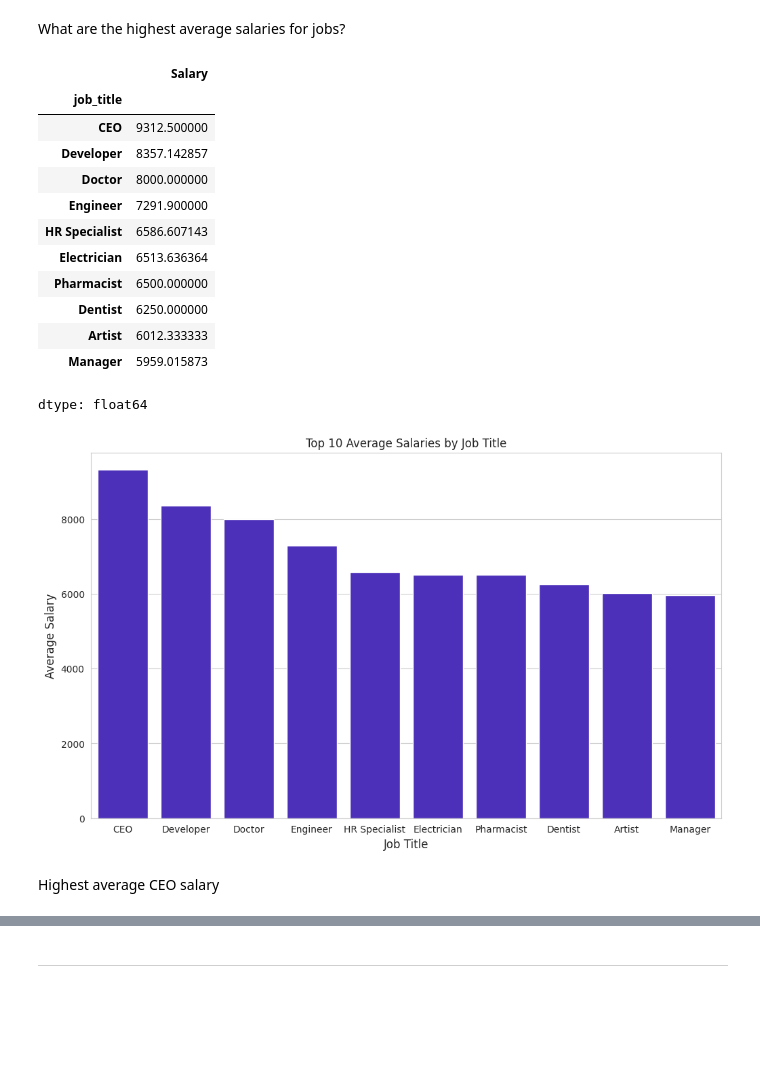
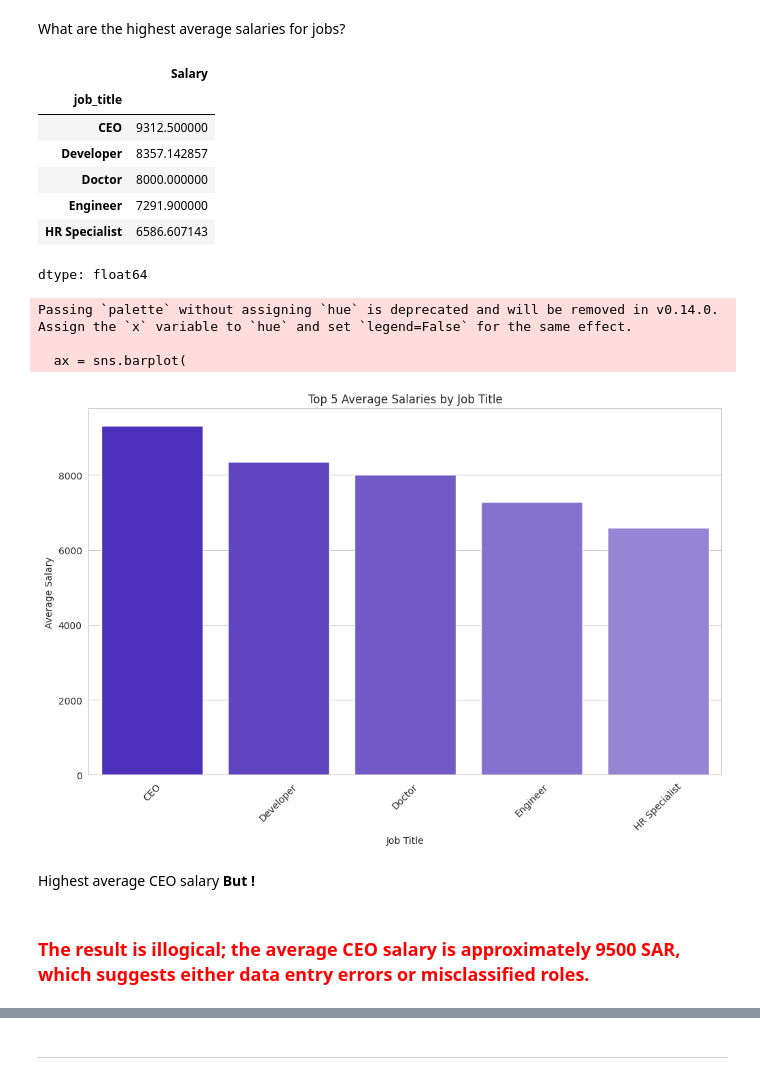
Before and after one commit to alkhurayjah/Unit3_Project, a Jupyter notebook: EDA_project.ipynb, the cells around one changed output, grey strips where cells are left out. Cells and saved outputs as stored; diff of their text form; code cells hidden in the pictures; blank space fills up the shorter version.

```diff
--- a/EDA_project.ipynb
+++ b/EDA_project.ipynb
@@ -199,6 +263,8 @@ print(f"Rows after filtering Pilot: {len(df)}")
 Rows after filtering Pilot: 1385
 # %%
 df.drop(columns=["city"], inplace=True)
+df.drop(columns=["job_date"], inplace=True)
+df.drop(columns=["eco_activity"], inplace=True)
 # %% [markdown]
 
 
@@ -238,7 +304,7 @@ There are 43 job titles, the most common being "Analyst" and "Salesperson".
 # %% [markdown]
 What are the highest average salaries for jobs?
 # %%
-top_salaries = df.groupby("job_title")["Salary"].mean().sort_values(ascending=False).head(10)
+top_salaries = df.groupby("job_title")["Salary"].mean().sort_values(ascending=False).head()
 top_salaries
 # %% [output]
 |  | Salary |
@@ -248,23 +314,30 @@ top_salaries
 | Doctor | 8000.000000 |
 | Engineer | 7291.900000 |
 | HR Specialist | 6586.607143 |
-| Electrician | 6513.636364 |
-| Pharmacist | 6500.000000 |
-| Dentist | 6250.000000 |
-| Artist | 6012.333333 |
-| Manager | 5959.015873 |
 dtype: float64
 # %%
 plt.figure(figsize=(12, 7))
 
-ax = sns.barplot(y=top_salaries.values, x=top_salaries.index , color="#4019D1" )
+custom_palette = sns.light_palette("#4019D1", n_colors=10, reverse=True)
 
-plt.title("Top 10 Average Salaries by Job Title")
-plt.xlabel("Job Title", fontsize=12)
-plt.ylabel("Average Salary", fontsize=12)
+ax = sns.barplot(
+    x=df.groupby('job_title')['Salary'].mean().nlargest(5).index,
+    y=df.groupby('job_title')['Salary'].mean().nlargest(5).values,
+    palette=custom_palette
+)
+
+plt.title("Top 5 Average Salaries by Job Title")
+plt.xlabel("Job Title")
+plt.ylabel("Average Salary")
+plt.xticks(rotation=45)
 
 plt.show()
 # %% [output]
+Passing `palette` without assigning `hue` is deprecated and will be removed in v0.14.0. Assign the `x` variable to `hue` and set `legend=False` for the same effect.
+
+  ax = sns.barplot(
-[figure, old version]
+[figure, new version]
 # %% [markdown]
-Highest average CEO salary
+Highest average CEO salary **But !**
+# %% [markdown]
+### <font color='red'> The result is illogical; the average CEO salary is approximately 9500 SAR, which suggests either data entry errors or misclassified roles. </font>
```
Also changed, not shown: parts of 19 cells of this notebook.
